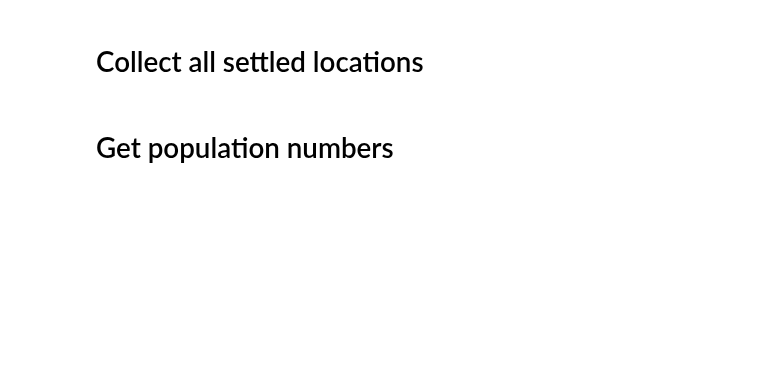
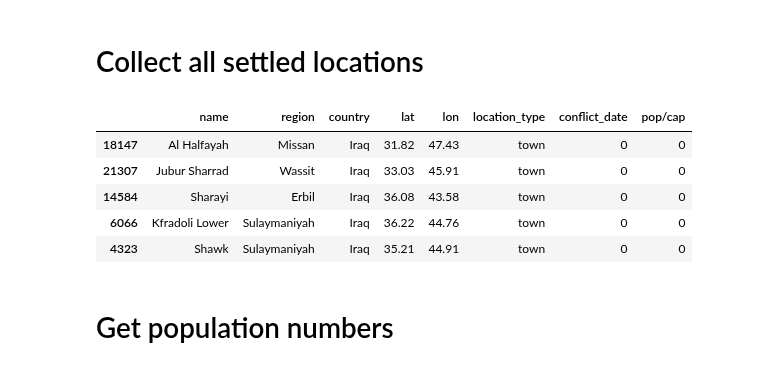
Before and after one commit to tamos/MACS30200proj, a Jupyter notebook: paper_code/DataPreparation_Flee.ipynb, the cells around one changed output. Saved outputs shown, nothing was run; the diff lists cells and outputs as text; code cells hidden in the pictures; blank space fills up the shorter version.

```diff
--- a/paper_code/DataPreparation_Flee.ipynb
+++ b/paper_code/DataPreparation_Flee.ipynb
@@ -3,18 +3,28 @@
 # %%
 import geopandas as gpd
 import pandas as pd
 import geopy
 import osmnx as ox
-iq_locations = gpd.read_file('data/settled_locations/irq_pplp_ocha_20140722.shp')
-location_csv = pd.DataFrame()
+import numpy as np
+import rasterio as rio
+iq_locations = gpd.read_file('data/settled_locations/irq_pplp_ocha_20140722.shp').sample(100)
+location_csv = gpd.GeoDataFrame()
 location_csv['name'] = iq_locations['PNameEn']
 location_csv['region'] = iq_locations['A1NameEn']
 location_csv['country'] = 'Iraq'
 location_csv['lat'] = iq_locations['Latitude']
 location_csv['lon'] = iq_locations['Longitude']
 location_csv['location_type'] = 'town'
 location_csv['conflict_date'] = 0
 location_csv['pop/cap'] = 0
+location_csv.head()
+# %% [output]
+|  | name | region | country | lat | lon | location_type | conflict_date | pop/cap |
+| 18147 | Al Halfayah | Missan | Iraq | 31.82 | 47.43 | town | 0 | 0 |
+| 21307 | Jubur Sharrad | Wassit | Iraq | 33.03 | 45.91 | town | 0 | 0 |
+| 14584 | Sharayi | Erbil | Iraq | 36.08 | 43.58 | town | 0 | 0 |
+| 6066 | Kfradoli Lower | Sulaymaniyah | Iraq | 36.22 | 44.76 | town | 0 | 0 |
+| 4323 | Shawk | Sulaymaniyah | Iraq | 35.21 | 44.91 | town | 0 | 0 |
 # %% [markdown]
 # Get population numbers
 # %%
```
Also changed, not shown: parts of 23 cells of this notebook.
